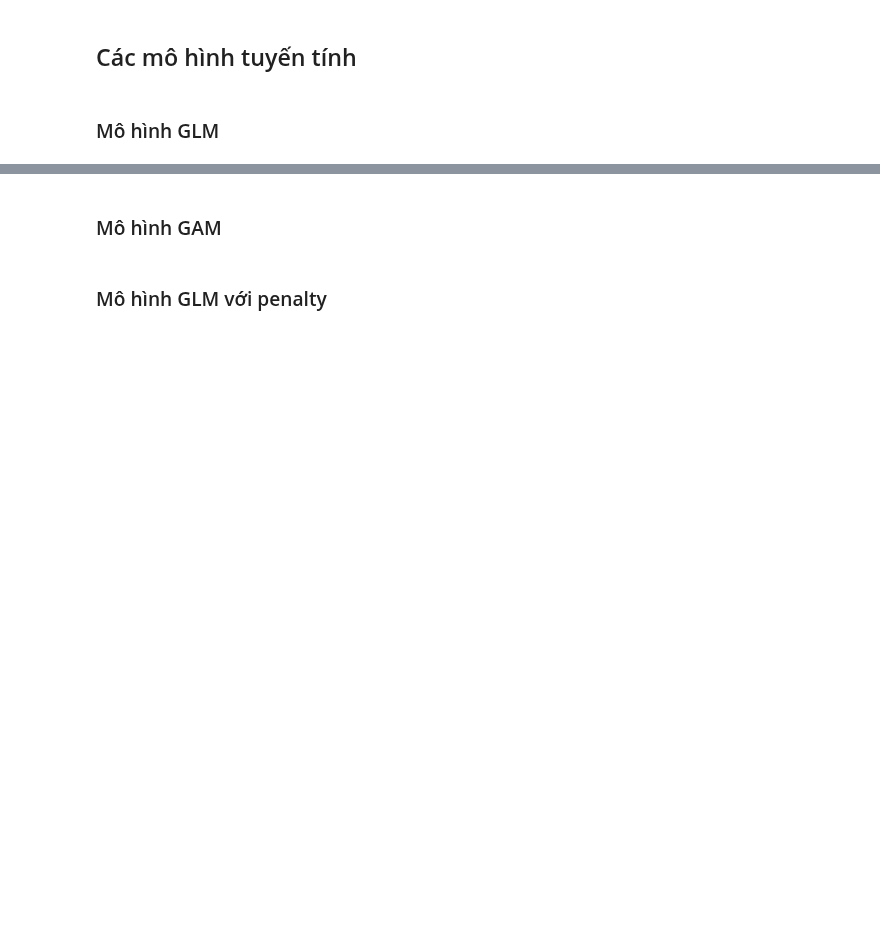
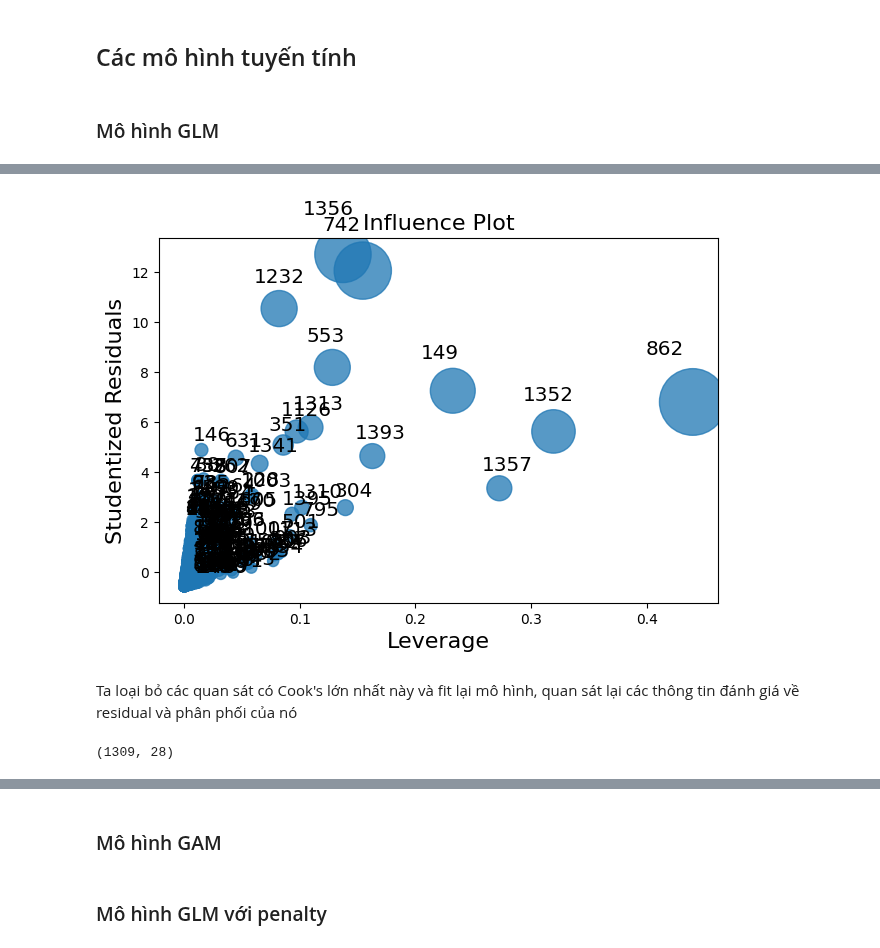
Before and after one commit to batman0911/social-stat-final-term, a Jupyter notebook: report.ipynb, the cells around one changed output, grey strips where cells are left out. Saved outputs shown, nothing was run; the diff lists cells and outputs as text; code cells hidden in the pictures; blank space fills up the shorter version.

```diff
--- a/report.ipynb
+++ b/report.ipynb
@@ -473,0 +615,7 @@ def print_metrics(y_test, y_pred):
+# %%
+infl = gm_res.get_influence()
+
+summ_df = infl.summary_frame()
+
+outlier_df = summ_df[["cooks_d", "standard_resid", "hat_diag", "dffits_internal"]].sort_values("cooks_d", ascending=False)[:10]
+outlier_df
@@ -473,0 +637,7 @@ def print_metrics(y_test, y_pred):
+# %%
+fig = infl.plot_influence()
+fig.tight_layout(pad=1.0)
+# %% [output]
+[figure, added]
+# %% [markdown]
+Ta loại bỏ các quan sát có Cook's lớn nhất này và fit lại mô hình, quan sát lại các thông tin đánh giá về residual và phân phối của nó
@@ -473,0 +648,4 @@ def print_metrics(y_test, y_pred):
+# %%
+X_train_dr.shape
+# %% [output]
+(1309, 28)
```
Also changed, not shown: parts of 28 cells of this notebook, 1 other file.
